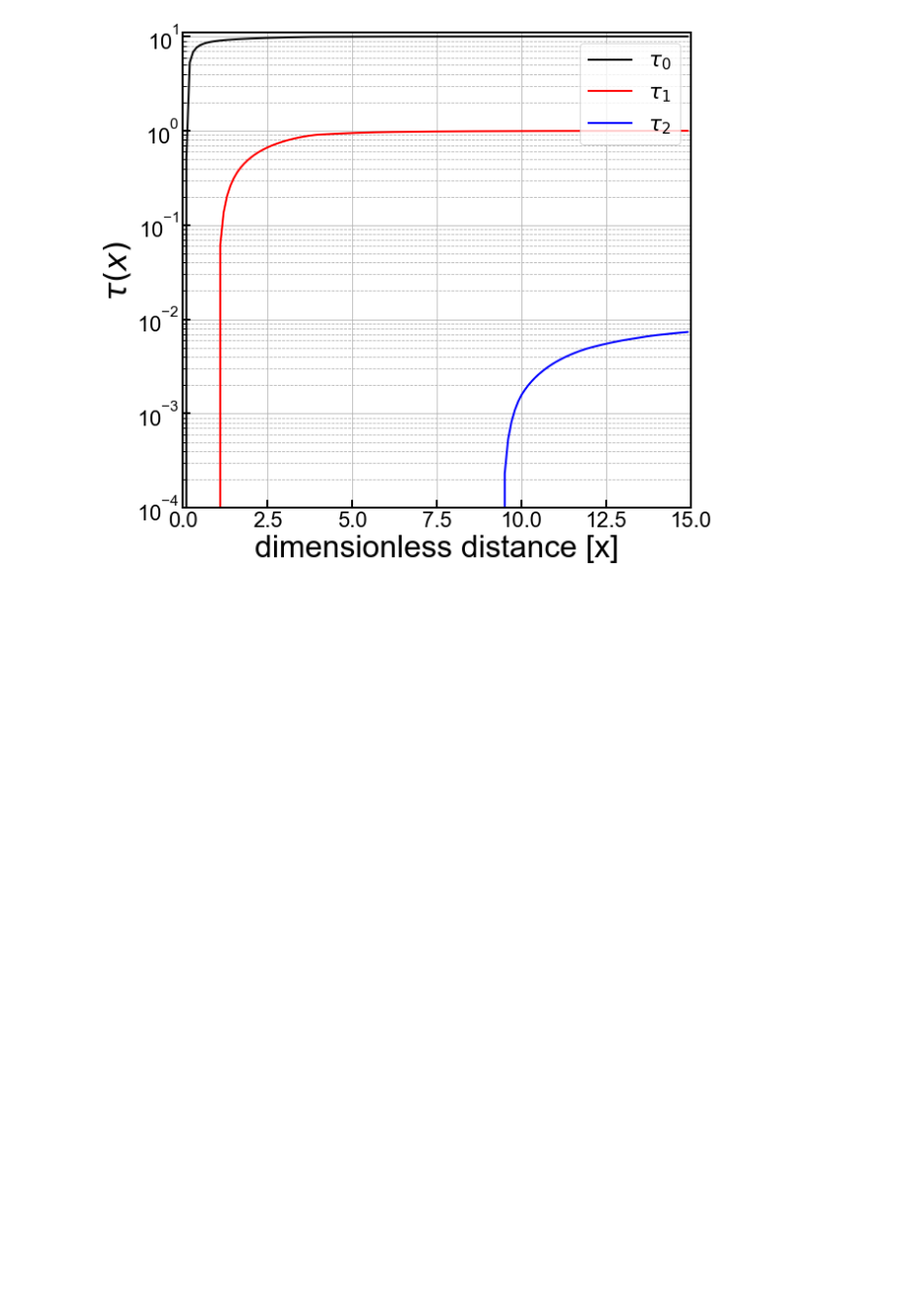
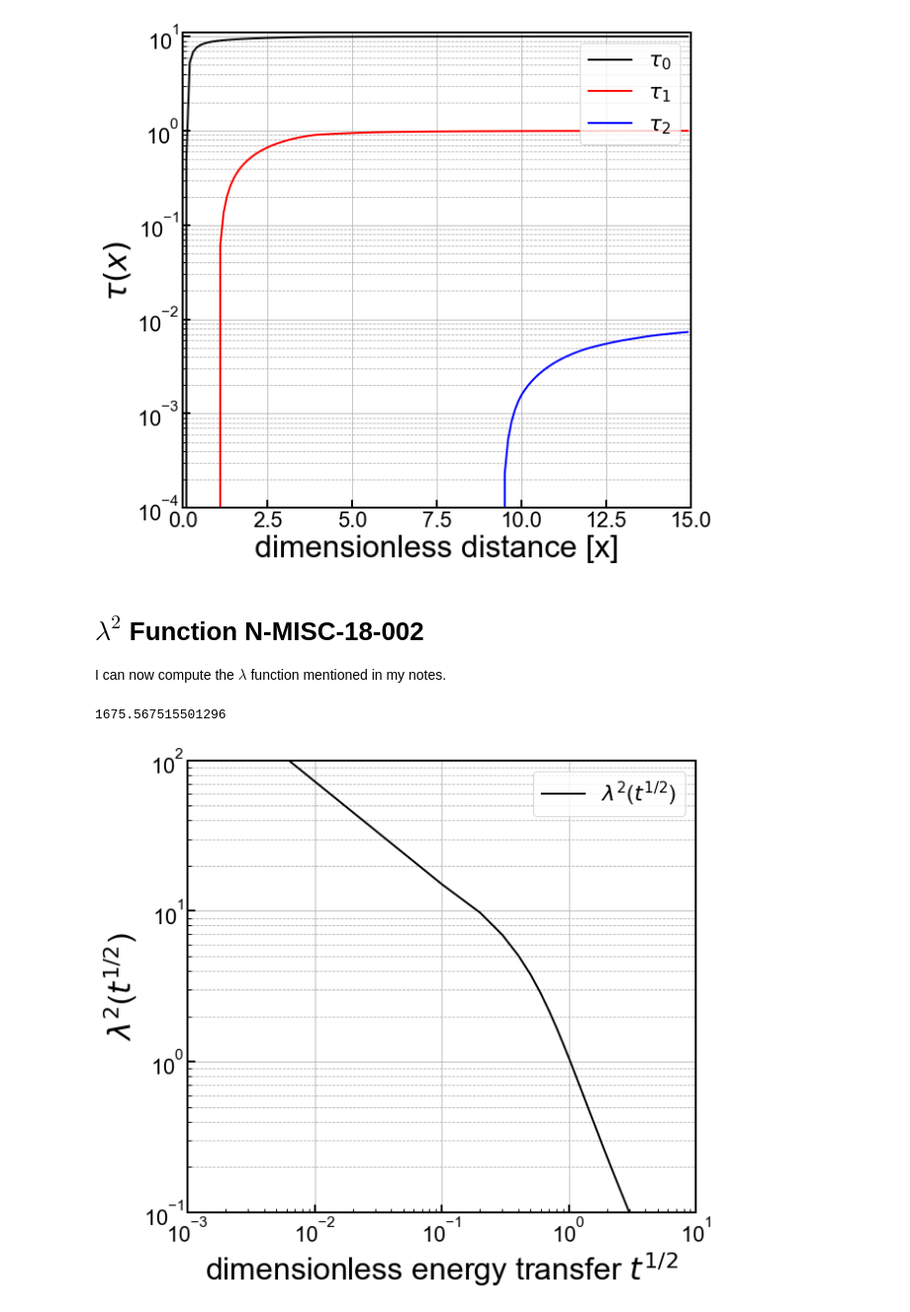
Before and after one commit to villaa/nrFano_Constraint, a Jupyter notebook: ThomasFermi_Potential.ipynb, the cells around one changed output. Shown at 99% size. Cells and saved outputs as stored; diff of their text form; code cells hidden in the pictures; blank space fills up the shorter version.

Commit message:
[ANV] added the plot of the lambda function

```diff
--- a/ThomasFermi_Potential.ipynb
+++ b/ThomasFermi_Potential.ipynb
@@ -170,3 +170,49 @@ plt.show()
    7.06577823e-03   7.12509745e-03   7.18401999e-03   7.24156726e-03
    7.30165182e-03   7.35354200e-03]
 [figure]
+# %% [markdown]
+# $\lambda^2$ Function N-MISC-18-002
+
+I can now compute the $\lambda$ function mentioned in my notes.
+# %%
+lam2 = lambda x: id.lam(x,'numeric')**2
+
+print(lam2(0.0001))
+lam2v = np.vectorize(lam2)
+# %% [output]
+1675.567515501296
+# %%
+#set up a plot
+fig,axes = plt.subplots(1,1,figsize=(9.0,8.0),sharex=True)
+ax1 = axes
+
+dx=0.1
+xmax = 10
+X  = np.arange(0.0001,xmax,dx)
+
+
+ax1.plot (X, lam2v(X), 'k-', label='$\lambda^2$($t^{1/2}$)')
+
+#ax1.plot (X, tau_3v(X), 'g-', label='$\tau$$_3$')
+#ax1.plot (X, ylind(X), 'k--', label='Lindhard')
+#ax1.plot (X[X>0],ysingle(X[X>0]),'k-',linewidth=1)
+
+
+ax1.set_yscale('log')
+ax1.set_xscale('log')
+ax1.set_xlim(0.001, xmax)
+ax1.set_ylim(1e-1,100)
+ax1.set_xlabel('dimensionless energy transfer $t^{1/2}$',**axis_font)
+ax1.set_ylabel('$\lambda^2$($t^{1/2}$)',**axis_font)
+ax1.grid(True)
+ax1.yaxis.grid(True,which='minor',linestyle='--')
+ax1.legend(loc=1,prop={'size':22})
+
+for axis in ['top','bottom','left','right']:
+  ax1.spines[axis].set_linewidth(2)
+
+plt.tight_layout()
+plt.savefig('figures/lambda_test.png')
+plt.show()
+# %% [output]
+[figure, added]
```
Also changed, not shown: 1 other file.
